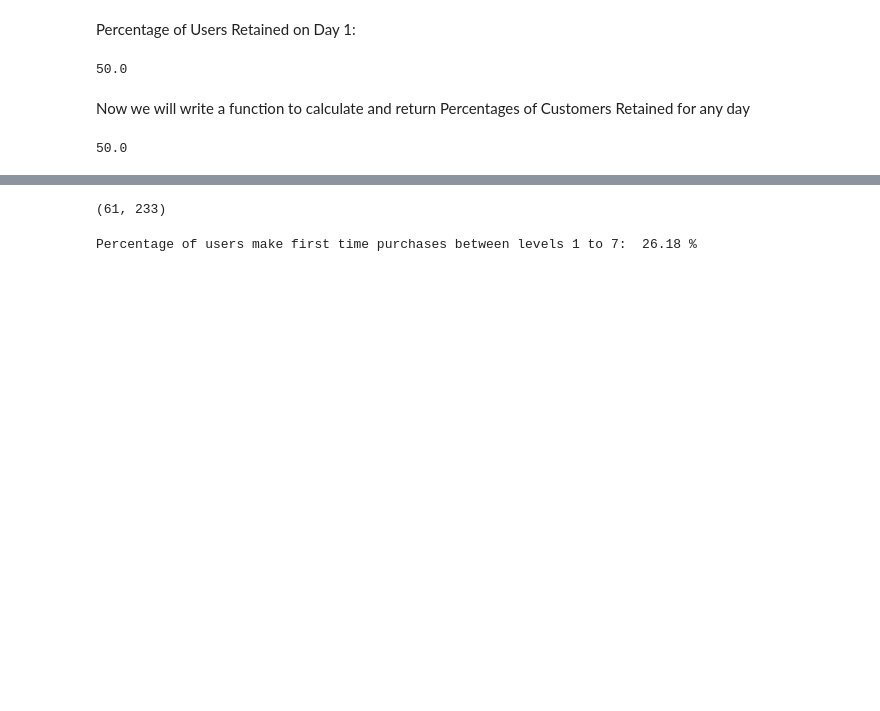
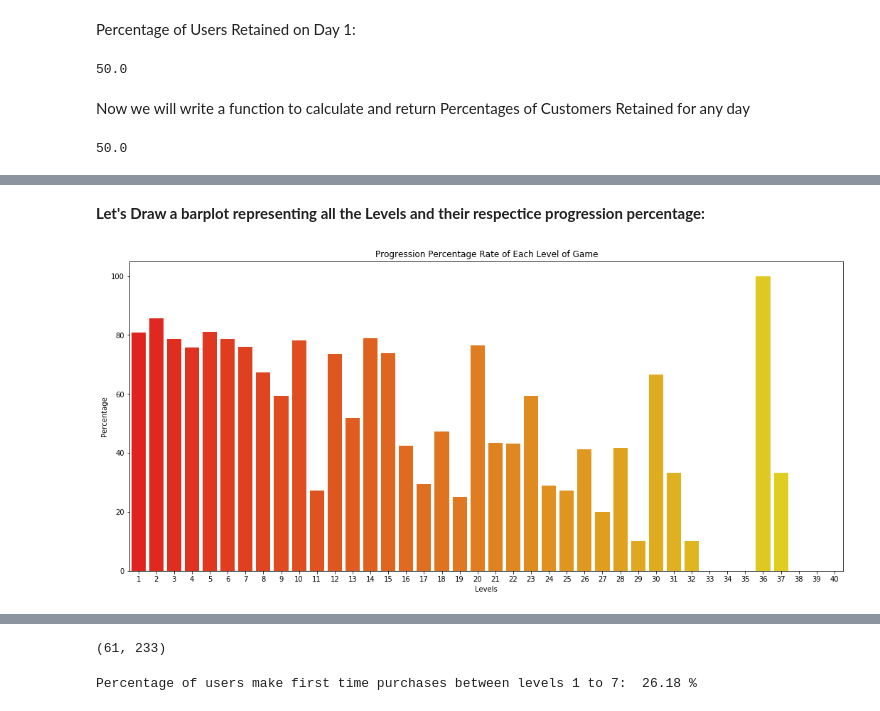
Before and after one commit to sachinkun21/Data-Analytics, a Jupyter notebook: yozoo_Assignment.ipynb, the cells around one changed output, grey strips where cells are left out. Drawn from its saved outputs; the diff is of its cells as text; code cells hidden in the pictures; blank space fills up the shorter version.

```diff
--- a/yozoo_Assignment.ipynb
+++ b/yozoo_Assignment.ipynb
@@ -175,0 +348,10 @@ print(retained_percent)
+# %%
+def Funnel_level(level):
+  Users_from_prev_level = df_level_start[df_level_start.Level__ID==level-1].user_id.unique()
+  User_moved_to_Current_level = df_level_start[(df_level_start.Level__ID==level)& (df_level_start.user_id.isin(Users_from_prev_level)) ]
+  User_moved_to_Current_level = User_moved_to_Current_level.user_id.unique()
+  return round(len(User_moved_to_Current_level)/ len(Users_from_prev_level)*100,2)
+
+# Calulcation Percentage progression of Level 1
+print("Level 1 progression Percentage: ", end = '')
+Funnel_level(1)
@@ -175,0 +376,7 @@ print(retained_percent)
+# %%
+dict_level_perc = {}
+for level in range(1,41):
+  funnel = Funnel_level(level)
+  dict_level_perc[level] = funnel
+
+print(dict_level_perc)
@@ -175,0 +385,4 @@ print(retained_percent)
+# %%
+# Creating Dataframe from dictionary
+df = pd.DataFrame.from_dict(dict_level_perc, orient='index', columns=['Percentage'])
+df.head()
@@ -175,0 +396,10 @@ print(retained_percent)
+# %% [markdown]
+**Let's Draw a barplot representing all the Levels and their respectice progression percentage:**
+# %%
+plt.figure(figsize = (18,8))
+sns.barplot(x = df.index , y = 'Percentage', data = df, palette = 'autumn')
+plt.xlabel("Levels")
+plt.title("Progression Percentage Rate of Each Level of Game")
+plt.show()
+# %% [output]
+[figure, added]
```
Also changed, not shown: parts of 52 cells of this notebook.
